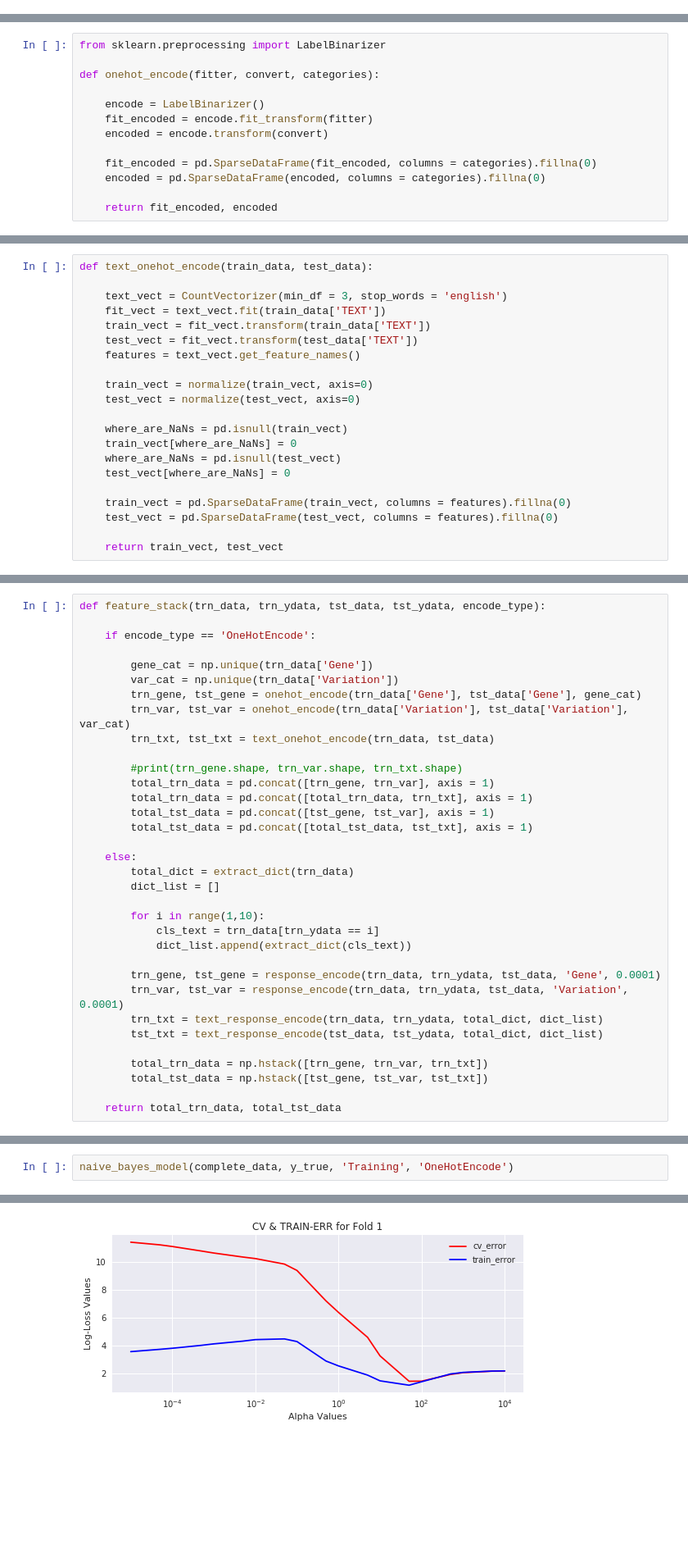
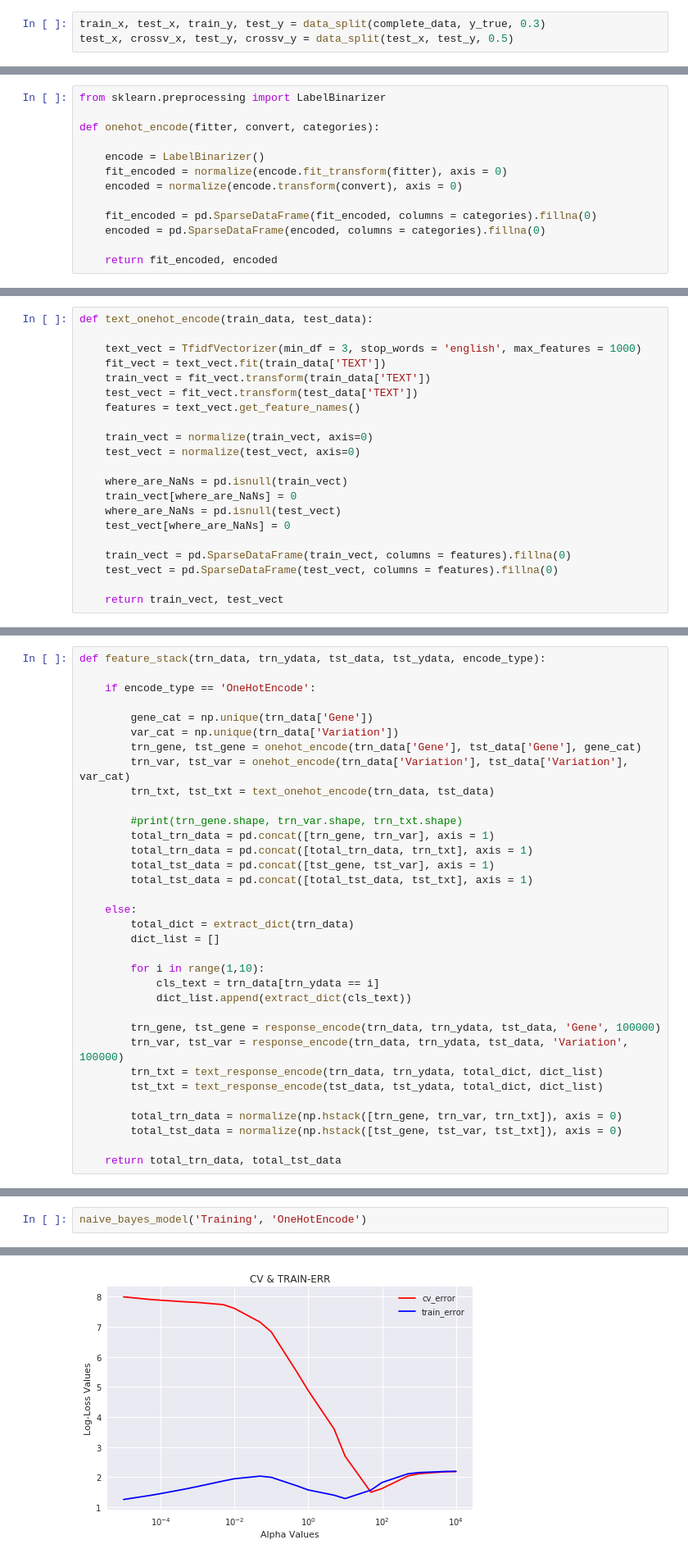
Before and after one commit to sradheya99/Cancer-Diagnosis, a Jupyter notebook: Cancer Diagnosis/CancerDiagnosis.ipynb, the cells around one changed output, grey strips where cells are left out. Shown at 82% size. Saved outputs shown, nothing was run; the diff lists cells and outputs as text; blank space fills up the shorter version.

```diff
--- a/Cancer Diagnosis/CancerDiagnosis.ipynb
+++ b/Cancer Diagnosis/CancerDiagnosis.ipynb
@@ -185,2 +186,5 @@ def data_split(complete_data, ytrue):
 
     return train_x, test_x, train_y, test_y
+# %%
+train_x, test_x, train_y, test_y = data_split(complete_data, y_true, 0.3)
+test_x, crossv_x, test_y, crossv_y = data_split(test_x, test_y, 0.5)
@@ -209,8 +221,8 @@ from sklearn.preprocessing import LabelBinarizer
 def onehot_encode(fitter, convert, categories):
 
     encode = LabelBinarizer()
-    fit_encoded = encode.fit_transform(fitter)
-    encoded = encode.transform(convert)
+    fit_encoded = normalize(encode.fit_transform(fitter), axis = 0)
+    encoded = normalize(encode.transform(convert), axis = 0)
 
     fit_encoded = pd.SparseDataFrame(fit_encoded, columns = categories).fillna(0)
     encoded = pd.SparseDataFrame(encoded, columns = categories).fillna(0)
@@ -291,7 +300,7 @@ def unique_words(data, labels):
 # %%
 def text_onehot_encode(train_data, test_data):
 
-    text_vect = CountVectorizer(min_df = 3, stop_words = 'english')
+    text_vect = TfidfVectorizer(min_df = 3, stop_words = 'english', max_features = 1000)
     fit_vect = text_vect.fit(train_data['TEXT'])
     train_vect = fit_vect.transform(train_data['TEXT'])
     test_vect = fit_vect.transform(test_data['TEXT'])
@@ -761,13 +742,13 @@ def feature_stack(trn_data, trn_ydata, tst_data, tst_ydata, encode_type):
             cls_text = trn_data[trn_ydata == i]
             dict_list.append(extract_dict(cls_text))
 
-        trn_gene, tst_gene = response_encode(trn_data, trn_ydata, tst_data, 'Gene', 0.0001)
-        trn_var, tst_var = response_encode(trn_data, trn_ydata, tst_data, 'Variation', 0.0001)
+        trn_gene, tst_gene = response_encode(trn_data, trn_ydata, tst_data, 'Gene', 100000)
+        trn_var, tst_var = response_encode(trn_data, trn_ydata, tst_data, 'Variation', 100000)
         trn_txt = text_response_encode(trn_data, trn_ydata, total_dict, dict_list)
         tst_txt = text_response_encode(tst_data, tst_ydata, total_dict, dict_list)
 
-        total_trn_data = np.hstack([trn_gene, trn_var, trn_txt])
-        total_tst_data = np.hstack([tst_gene, tst_var, tst_txt])
+        total_trn_data = normalize(np.hstack([trn_gene, trn_var, trn_txt]), axis = 0)
+        total_tst_data = normalize(np.hstack([tst_gene, tst_var, tst_txt]), axis = 0)
 
     return total_trn_data, total_tst_data
 # %% [markdown]
@@ -869,5 +832,5 @@ def err_compare(train_err, cv_err, hyp_param, param_name):
 # %%
-naive_bayes_model(complete_data, y_true, 'Training', 'OneHotEncode')
+naive_bayes_model('Training', 'OneHotEncode')
 # %% [output]
 <matplotlib.figure.Figure at 0x...>
-[figure, old version]
+[figure, new version]
```
Also changed, not shown: parts of 45 cells of this notebook.
